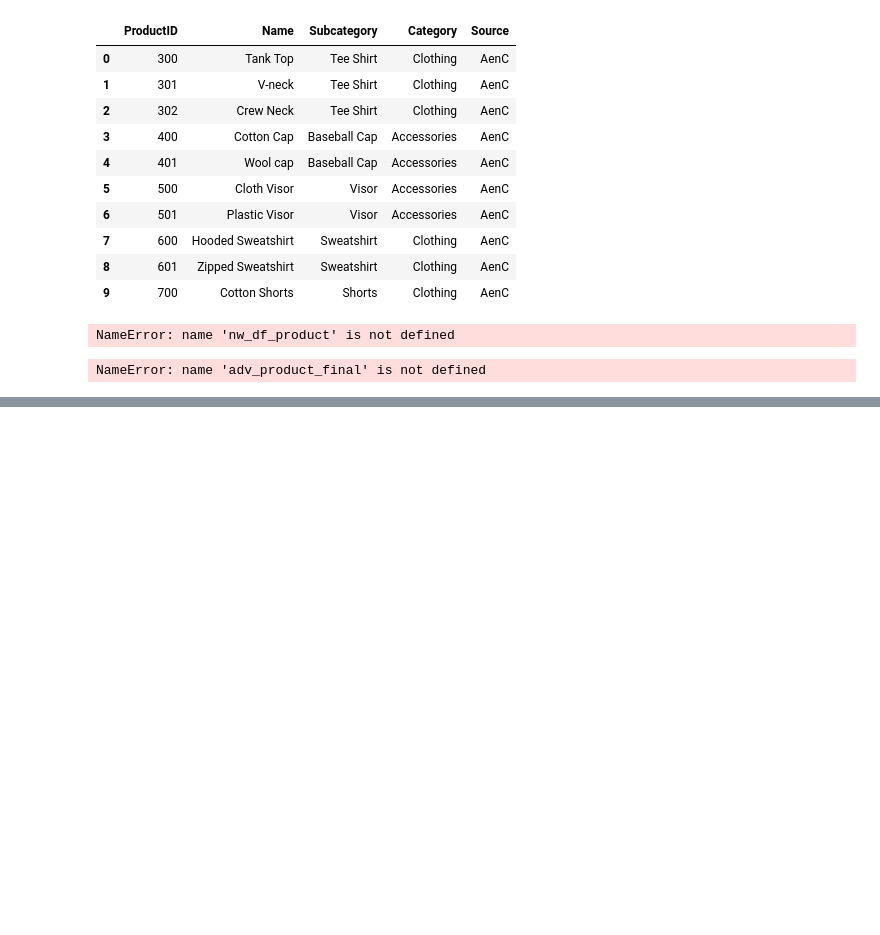
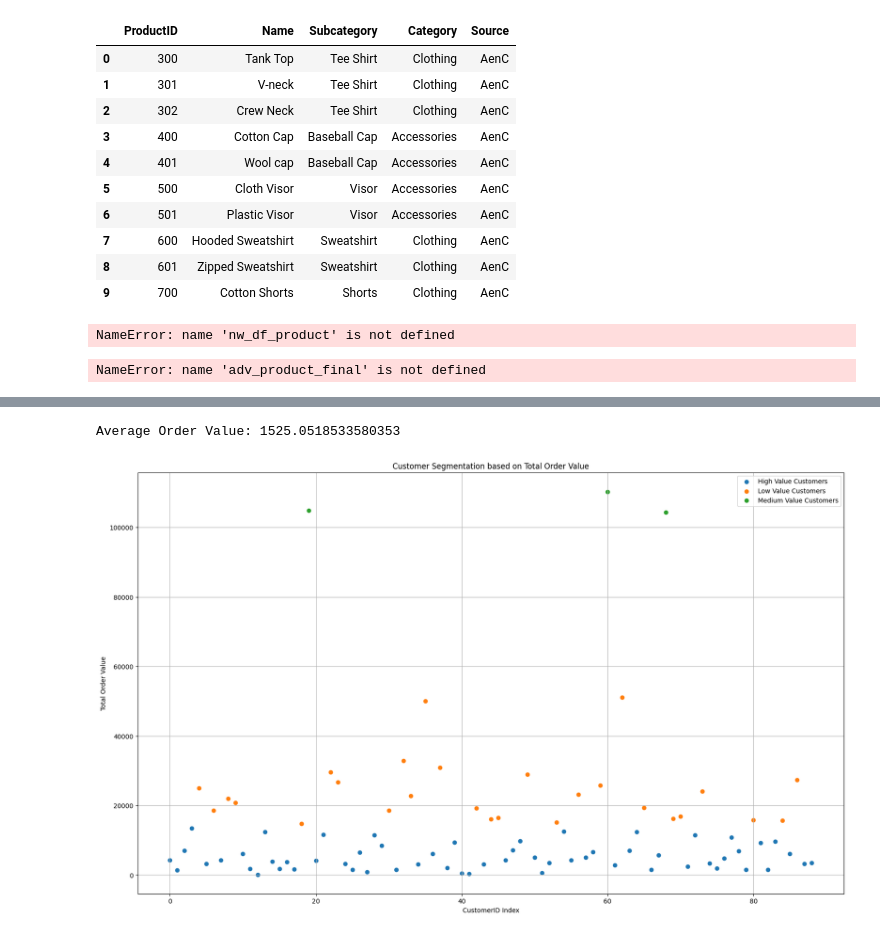
Before and after one commit to juustins/DEDS-PROJECT-2024, a Jupyter notebook: Database load.ipynb, the cells around one changed output, grey strips where cells are left out. Cells and saved outputs as stored; diff of their text form; code cells hidden in the pictures; blank space fills up the shorter version.

Commit message:
Updated cluster

```diff
--- a/Database load.ipynb
+++ b/Database load.ipynb
@@ -240,0 +119,52 @@ Average Order Value: 1525.0518533580353
+# %%
+import pyodbc
+import pandas as pd
+from sklearn.cluster import KMeans
+import matplotlib.pyplot as plt
+
+# Verbinding maken met de Northwind-database
+DB = {'servername': 'RAMCO\\SQLEXPRESS',
+      'database': 'Northwind'}
+
+export_conn = pyodbc.connect('DRIVER={SQL Server};SERVER='+ DB['servername'] + ';DATABASE=' + DB['database'] + ';Trusted_Connection=yes')
+
+# Ophalen van relevante data uit de database
+orders_df = pd.read_sql_query("SELECT OrderID, CustomerID FROM Orders", export_conn)
+order_details_df = pd.read_sql_query("SELECT OrderID, UnitPrice, Quantity, Discount FROM [Order Details]", export_conn)
+
+# Berekenen van de totale orderwaarde voor elke order
+order_details_df['OrderValue'] = order_details_df['UnitPrice'] * order_details_df['Quantity'] * (1 - order_details_df['Discount'])
+
+# Samenvoegen van orders en orderdetails om de totale orderwaarde per order te berekenen
+merged_orders_df = pd.merge(orders_df, order_details_df, on='OrderID', how='left')
+
+# Berekenen van de gemiddelde orderwaarde
+average_order_value = merged_orders_df.groupby('OrderID')['OrderValue'].sum().mean()
+print(f"Average Order Value: {average_order_value}")
+
+# Klanten segmenteren op basis van de totale orderwaarde per klant
+customer_order_value = merged_orders_df.groupby('CustomerID')['OrderValue'].sum().reset_index()
+
+# Fit de KMeans clustering
+kmeans = KMeans(n_clusters=3, random_state=42).fit(customer_order_value[['OrderValue']])
+customer_order_value['Segment'] = kmeans.labels_
+
+# Segmenten een naam geven
+segment_names = {0: 'Low Value Customers', 1: 'Medium Value Customers', 2: 'High Value Customers'}
+customer_order_value['SegmentName'] = customer_order_value['Segment'].map(segment_names)
+
+# Visualiseren van de klantensegmenten
+plt.figure(figsize=(20, 12))
+for segment in customer_order_value['Segment'].unique():
+    segment_data = customer_order_value[customer_order_value['Segment'] == segment]
+    plt.scatter(segment_data.index, segment_data['OrderValue'], label=segment_names[segment])
+
+plt.xlabel('CustomerID Index')
+plt.ylabel('Total Order Value')
+plt.title('Customer Segmentation based on Total Order Value')
+plt.legend()
+plt.grid(True)
+plt.show()
+# %% [output]
+Average Order Value: 1525.0518533580353
+[figure, added]
```
Also changed, not shown: parts of 2 cells of this notebook.
